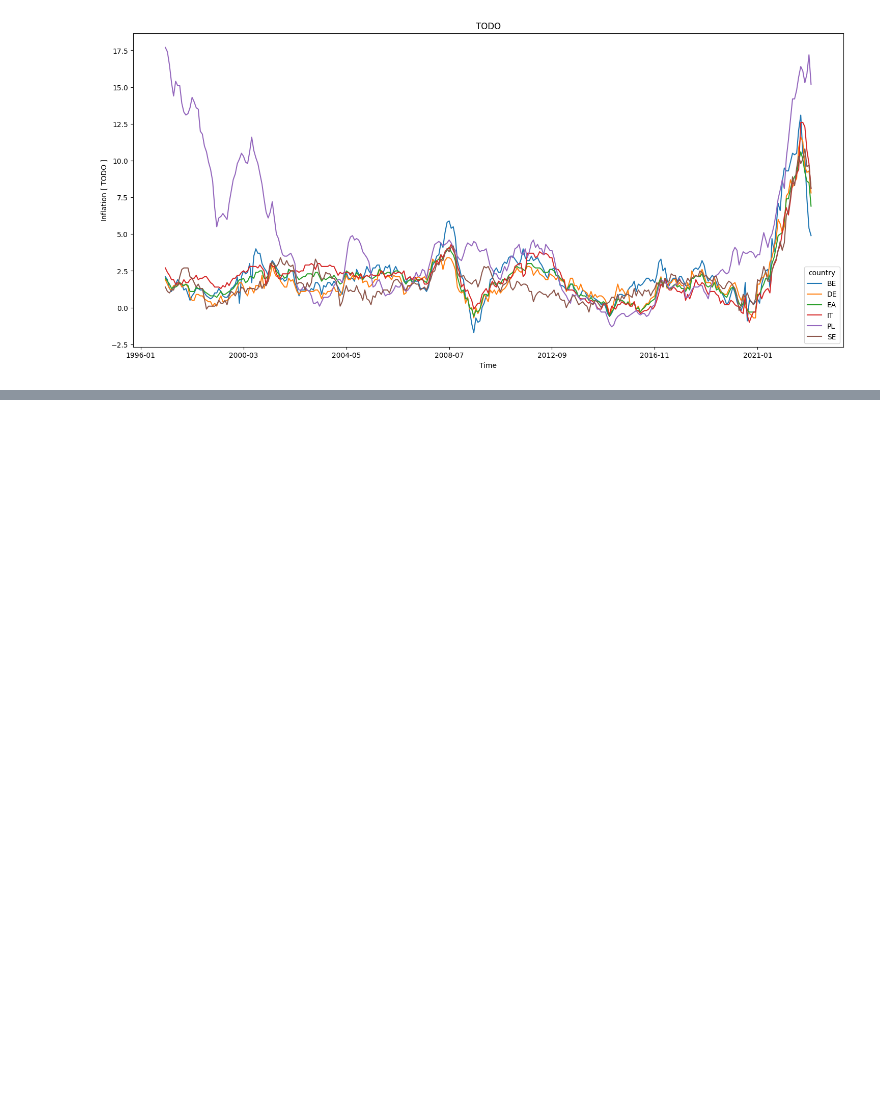
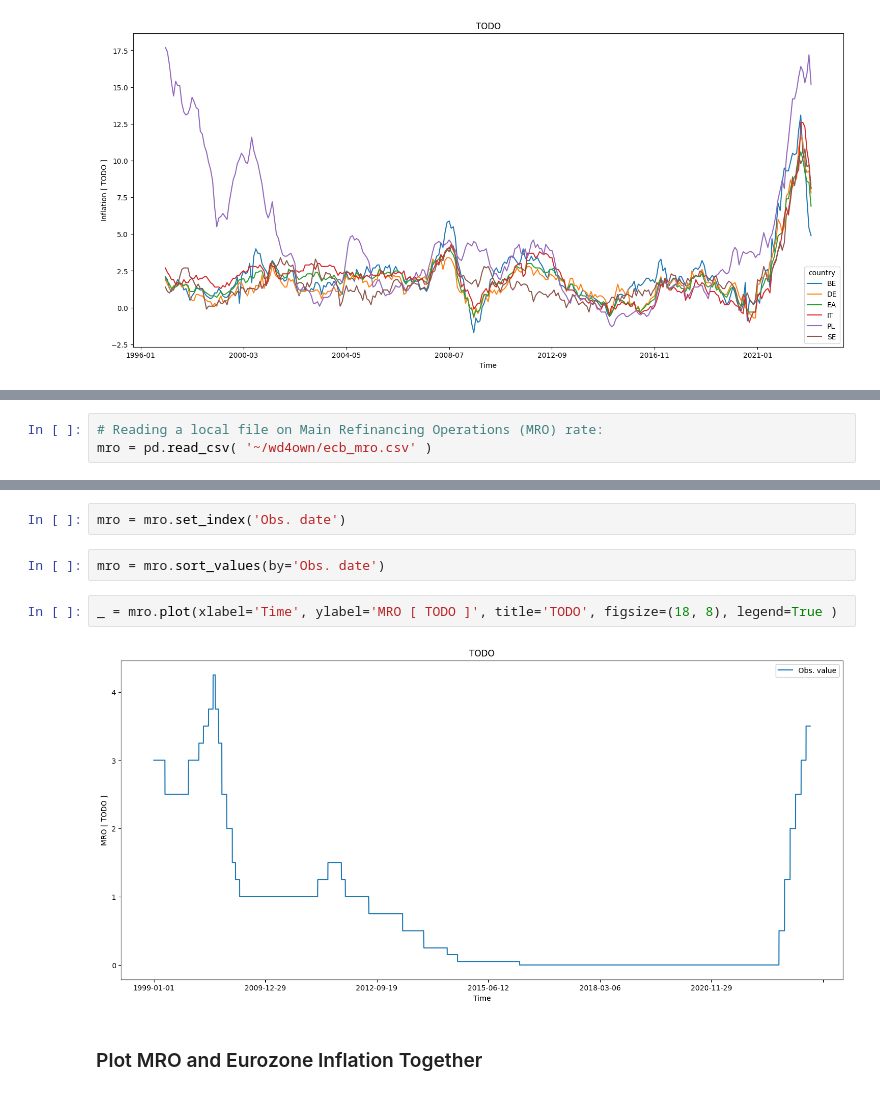
Before and after one commit to Staneesh/almost-philosophy, a Jupyter notebook: notebooks/exploring-data.ipynb, the cells around one changed output, grey strips where cells are left out. Cells and saved outputs as stored; diff of their text form; blank space fills up the shorter version.

```diff
--- a/notebooks/exploring-data.ipynb
+++ b/notebooks/exploring-data.ipynb
@@ -123,0 +126,3 @@ _ = infl.plot(xlabel='Time', ylabel='Inflation [ TODO ]', title='TODO', figsize=
+# %%
+# Reading a local file on Main Refinancing Operations (MRO) rate:
+mro = pd.read_csv( '~/wd4own/ecb_mro.csv' )
@@ -123,0 +138,10 @@ _ = infl.plot(xlabel='Time', ylabel='Inflation [ TODO ]', title='TODO', figsize=
+# %%
+mro = mro.set_index('Obs. date')
+# %%
+mro = mro.sort_values(by='Obs. date')
+# %%
+_ = mro.plot(xlabel='Time', ylabel='MRO [ TODO ]', title='TODO', figsize=(18, 8), legend=True )
+# %% [output]
+[figure, added]
+# %% [markdown]
+### Plot MRO and Eurozone Inflation Together
```
Also changed, not shown: parts of 2 cells of this notebook.
